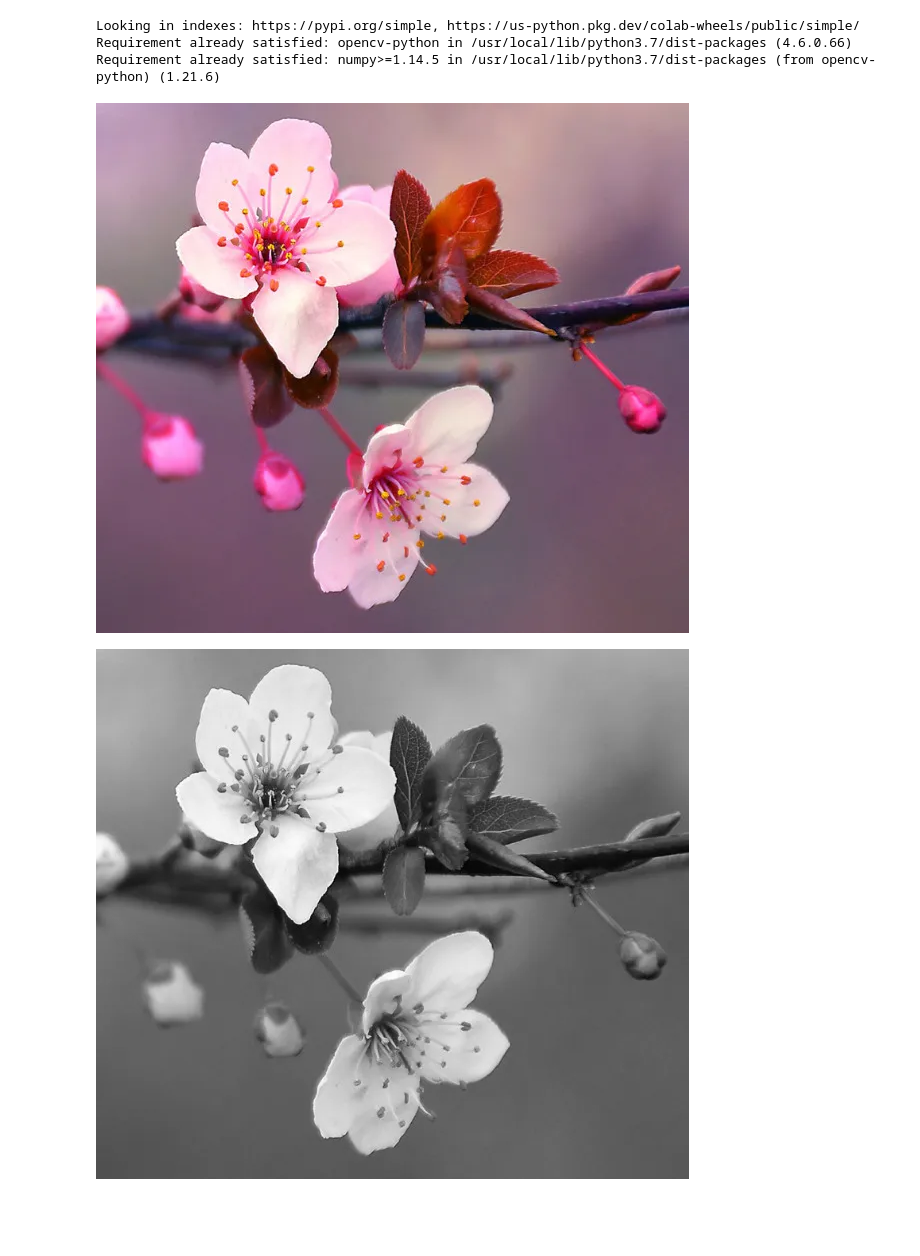
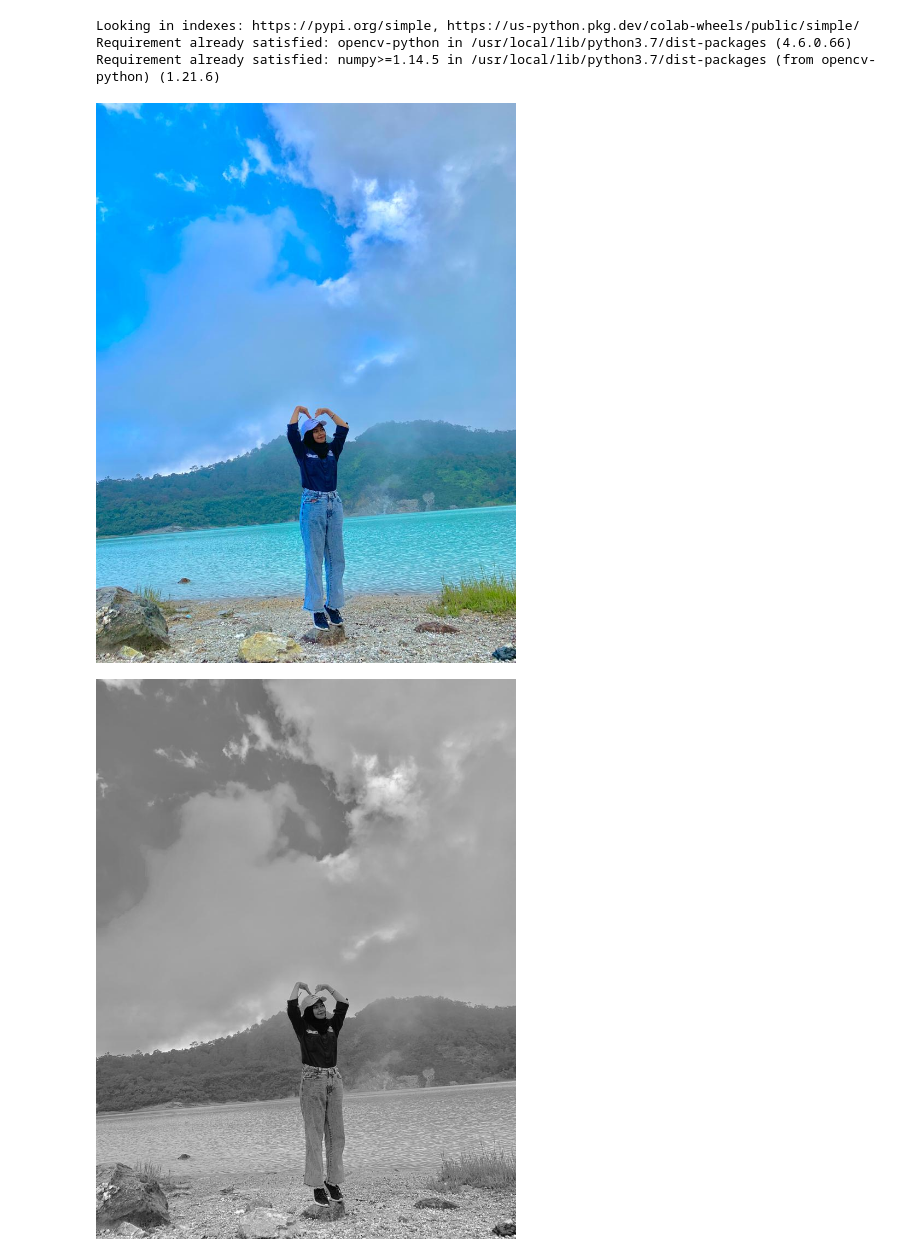
Before and after one commit to Asri695/pengolahan-citra, a Jupyter notebook: Image_Processing.ipynb, the cells around one changed output. Cells and saved outputs as stored; diff of their text form; code cells hidden in the pictures; blank space fills up the shorter version.

```diff
--- a/Image_Processing.ipynb
+++ b/Image_Processing.ipynb
@@ -13,13 +13,13 @@ import matplotlib.pyplot as plt
 import cv2
 # %%
 from google.colab.patches import cv2_imshow
-img = cv2.imread('bunga.png', cv2.IMREAD_UNCHANGED)
+img = cv2.imread('riri.jpeg', cv2.IMREAD_UNCHANGED)
 cv2_imshow(img)
 grayImg = cv2.cvtColor(np.array(img),cv2.COLOR_BGR2GRAY);
 cv2_imshow(grayImg)
 # %% [output]
-[figure, old version]
+[figure, new version]
-[figure, old version]
+[figure, new version]
 # %%
 plt.subplot(121), plt.imshow(img), plt.title("Original")
 plt.xticks([]), plt.yticks([])
```
Also changed, not shown: parts of 1 cell of this notebook.
